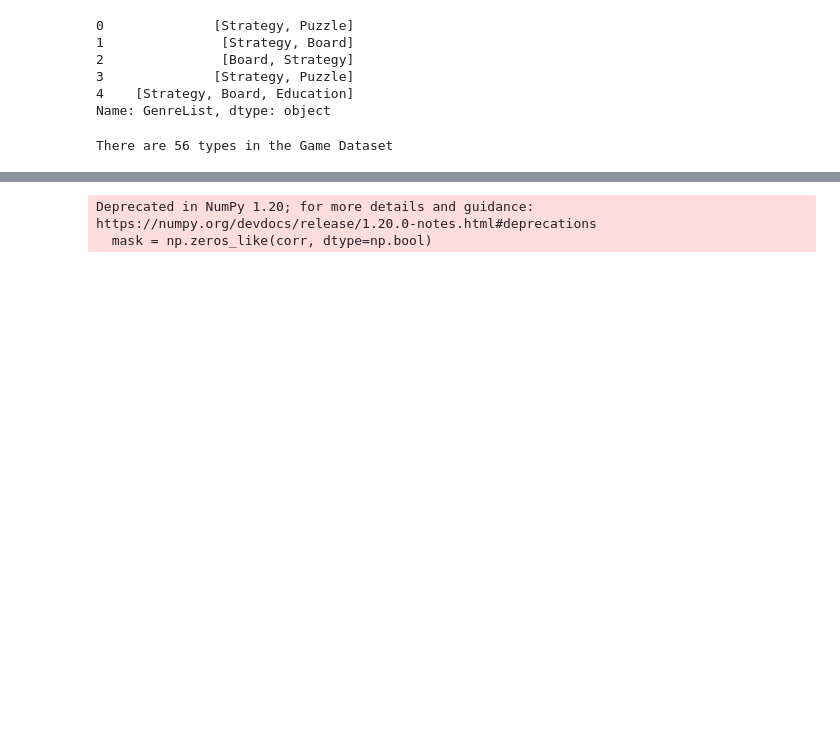
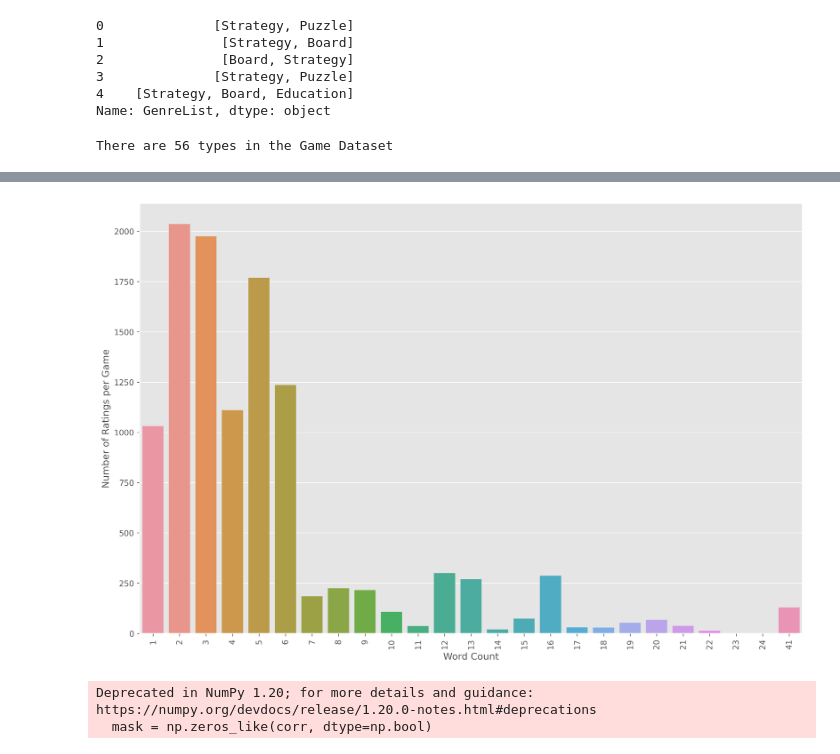
Before and after one commit to YourTeacher23/CCDP10003, a Jupyter notebook: mynotebook.ipynb, the cells around one changed output, grey strips where cells are left out. Saved outputs shown, nothing was run; the diff lists cells and outputs as text; code cells hidden in the pictures; blank space fills up the shorter version.

```diff
--- a/mynotebook.ipynb
+++ b/mynotebook.ipynb
@@ -62,3 +89,11 @@ data.head()
+# %%
+plt.figure(figsize=(15, 10))
+sns.barplot(x='Word Count', data=data, y = 'Number of Ratings per Game', ci = None)
+plt.xticks(rotation=90)
+plt.savefig('ratingcount.png')
+plt.show()
+# %% [output]
+[figure, added]
 # %%
 from sklearn.preprocessing import MultiLabelBinarizer # Similar to One-Hot Encoding
 
```
Also changed, not shown: parts of 6 cells of this notebook.
